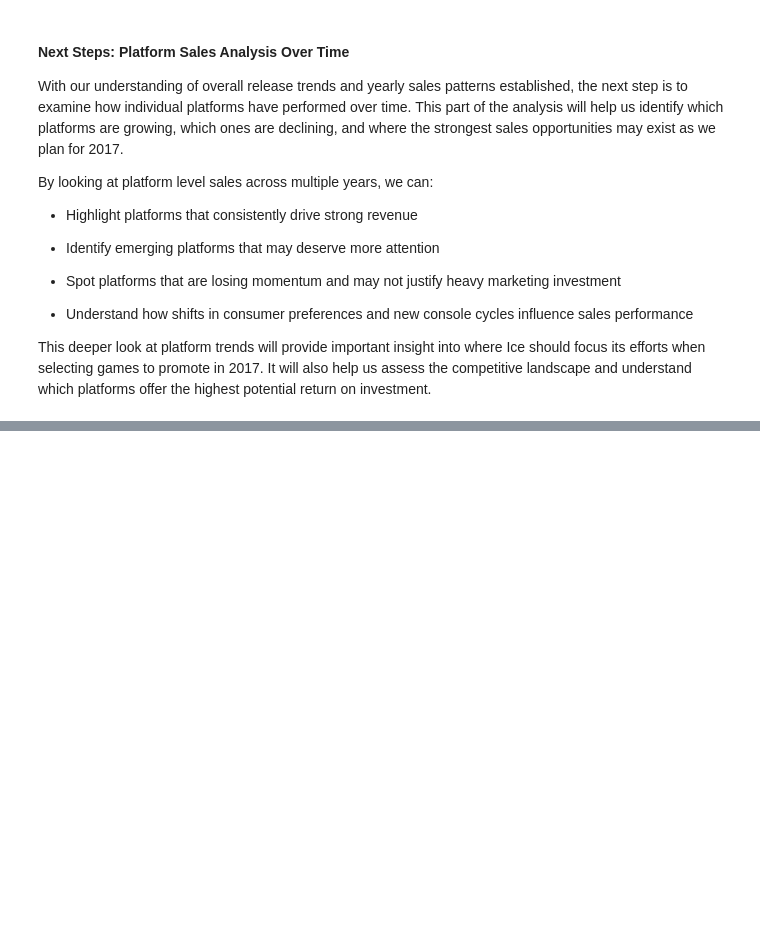
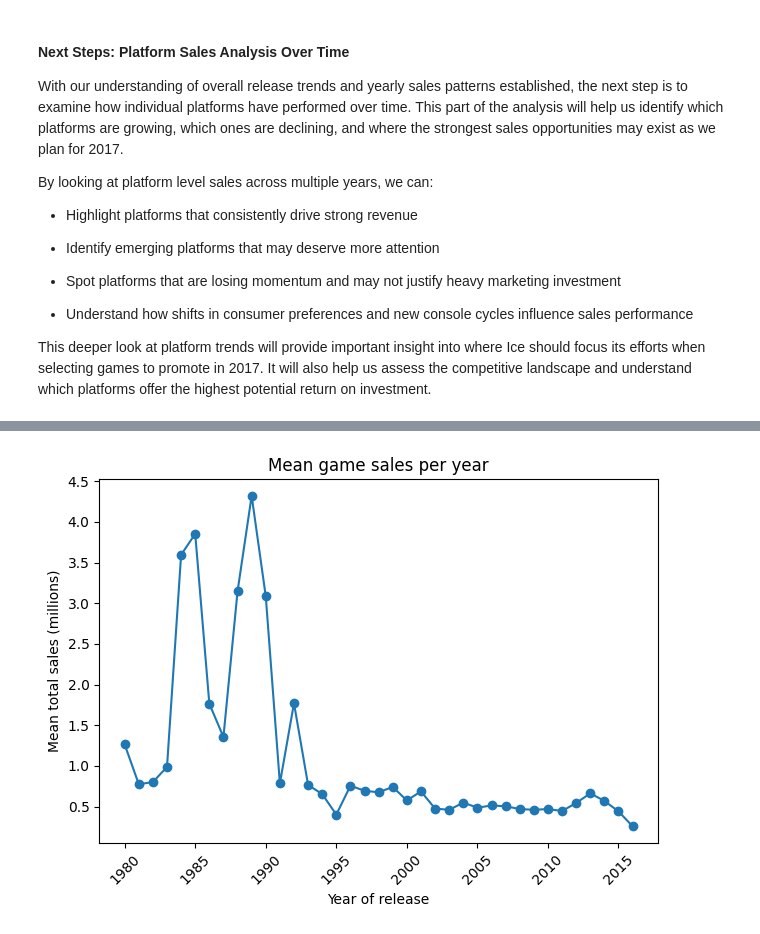
Before and after one commit to the-buike/game-sales-trends-2016-2017, a Jupyter notebook: games.ipynb, the cells around one changed output, grey strips where cells are left out. Cells and saved outputs as stored; diff of their text form; code cells hidden in the pictures; blank space fills up the shorter version.

```diff
--- a/games.ipynb
+++ b/games.ipynb
@@ -484,0 +668,13 @@ This deeper look at platform trends will provide important insight into where Ic
+# %%
+
+# Visualize the mean total sales per year
+fig, ax = plt.subplots()
+ax.plot(year_summary["year_of_release"], year_summary["total_sales_mean"], marker="o")
+ax.set_xlabel("Year of release")
+ax.set_ylabel("Mean total sales (millions)")
+ax.set_title("Mean game sales per year")
+plt.xticks(rotation=45)
+plt.tight_layout()
+plt.show()
+# %% [output]
+[figure, added]
```
Also changed, not shown: parts of 44 cells of this notebook, 1 other file.
